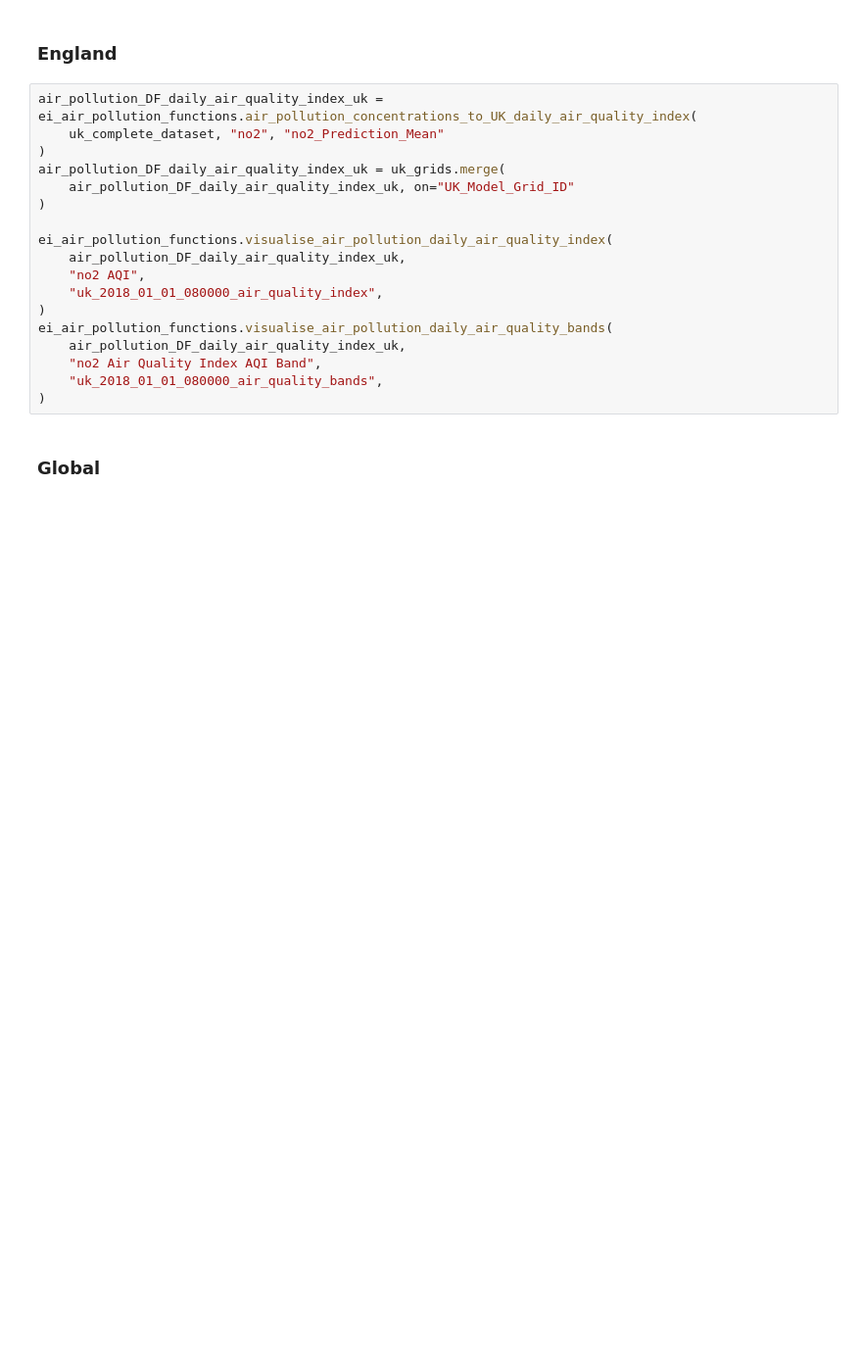
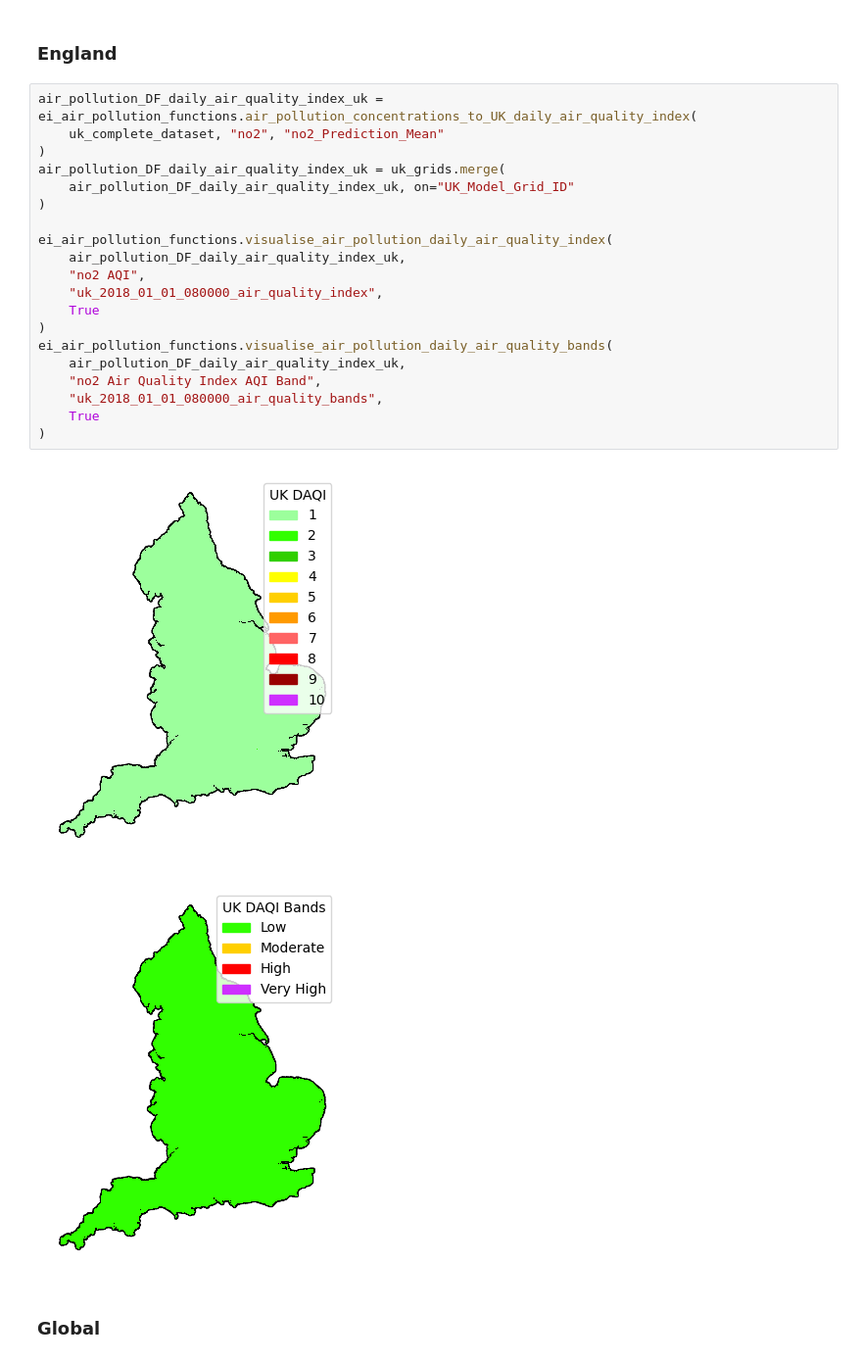
Before and after one commit to liamjberrisford/Environmental-Insights, a Jupyter notebook: book/tutorial_environmental_insights.ipynb, the cells around one changed output. Shown at 98% size. Saved outputs shown, nothing was run; the diff lists cells and outputs as text; blank space fills up the shorter version.

```diff
--- a/book/tutorial_environmental_insights.ipynb
+++ b/book/tutorial_environmental_insights.ipynb
@@ -75,21 +121,26 @@ Visualise the different datapoints that have been loaded in. In both the [UK Dai
 # %%
 air_pollution_DF_daily_air_quality_index_uk = ei_air_pollution_functions.air_pollution_concentrations_to_UK_daily_air_quality_index(
     uk_complete_dataset, "no2", "no2_Prediction_Mean"
 )
 air_pollution_DF_daily_air_quality_index_uk = uk_grids.merge(
     air_pollution_DF_daily_air_quality_index_uk, on="UK_Model_Grid_ID"
 )
 
 ei_air_pollution_functions.visualise_air_pollution_daily_air_quality_index(
     air_pollution_DF_daily_air_quality_index_uk,
     "no2 AQI",
     "uk_2018_01_01_080000_air_quality_index",
+    True
 )
 ei_air_pollution_functions.visualise_air_pollution_daily_air_quality_bands(
     air_pollution_DF_daily_air_quality_index_uk,
     "no2 Air Quality Index AQI Band",
     "uk_2018_01_01_080000_air_quality_bands",
+    True
 )
+# %% [output]
+[figure, added]
+[figure, added]
 # %% [markdown]
 ### Global
 # %%
```
Also changed, not shown: parts of 14 cells of this notebook, 4 other files.
